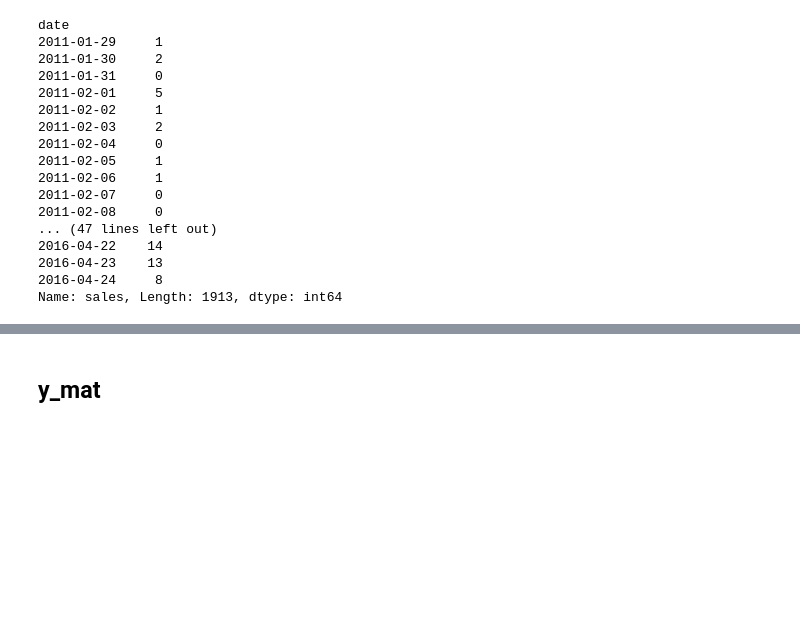
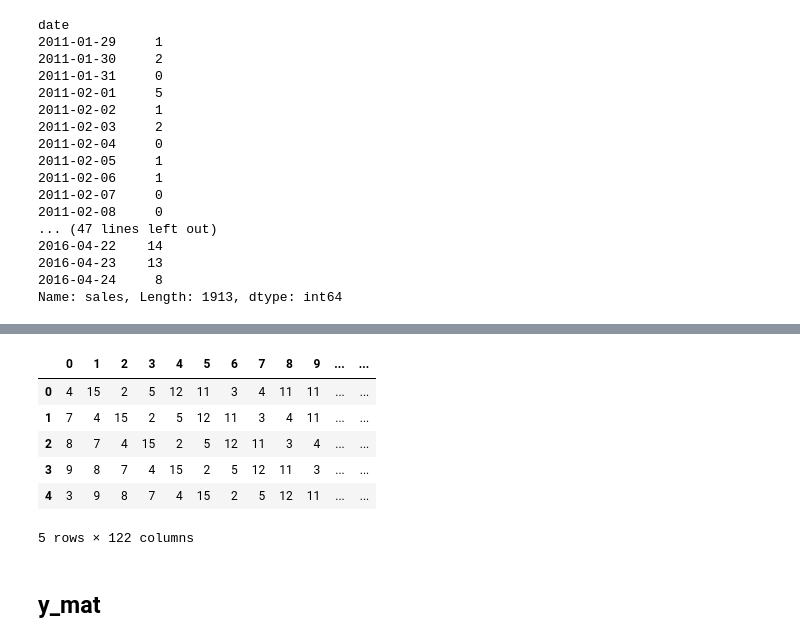
Before and after one commit to Mtaylert/Forecasting, a Jupyter notebook: code/Forecasting.ipynb, the cells around one changed output, grey strips where cells are left out. Saved outputs shown, nothing was run; the diff lists cells and outputs as text; code cells hidden in the pictures; blank space fills up the shorter version.

```diff
--- a/code/Forecasting.ipynb
+++ b/code/Forecasting.ipynb
@@ -851,24 +876,32 @@ y_test = y_mat[180:]
 # %%
 from sklearn.linear_model import LinearRegression
 from sklearn.metrics import r2_score
 from sklearn.ensemble import RandomForestRegressor, GradientBoostingRegressor
 
 Xmat = pd.DataFrame(X_mat)
 
 Xmat['Last_date']=X_pred_date
 Xmat['Last_date']=pd.to_datetime(Xmat['Last_date'])
 
 Xmat['Target'] = y_mat
 
 train_df = Xmat.iloc[0:180]
 test_df = Xmat.iloc[180:]
 
 
 Xmat.head()
 
-lr = RandomForestRegressor(n_estimators=1000,max_depth=10,min_samples_split=4)
-lr = lr.fit(train_df.drop('Target',axis=1), train_df['Target'])
-y_pred = lr.predict(test_df.drop('Target',axis=1))
+#lr = RandomForestRegressor(n_estimators=1000,max_depth=10,min_samples_split=4)
+#lr = lr.fit(train_df.drop('Target',axis=1), train_df['Target'])
+#y_pred = lr.predict(test_df.drop('Target',axis=1))
+# %% [output]
+|  | 0 | 1 | 2 | 3 | 4 | 5 | 6 | 7 | 8 | 9 | ... | ... |
+| 0 | 4 | 15 | 2 | 5 | 12 | 11 | 3 | 4 | 11 | 11 | ... | ... |
+| 1 | 7 | 4 | 15 | 2 | 5 | 12 | 11 | 3 | 4 | 11 | ... | ... |
+| 2 | 8 | 7 | 4 | 15 | 2 | 5 | 12 | 11 | 3 | 4 | ... | ... |
+| 3 | 9 | 8 | 7 | 4 | 15 | 2 | 5 | 12 | 11 | 3 | ... | ... |
+| 4 | 3 | 9 | 8 | 7 | 4 | 15 | 2 | 5 | 12 | 11 | ... | ... |
+5 rows × 122 columns
 # %%
 plt.plot(y_test)
 plt.plot(y_pred)
```
Also changed, not shown: parts of 5 cells of this notebook.
